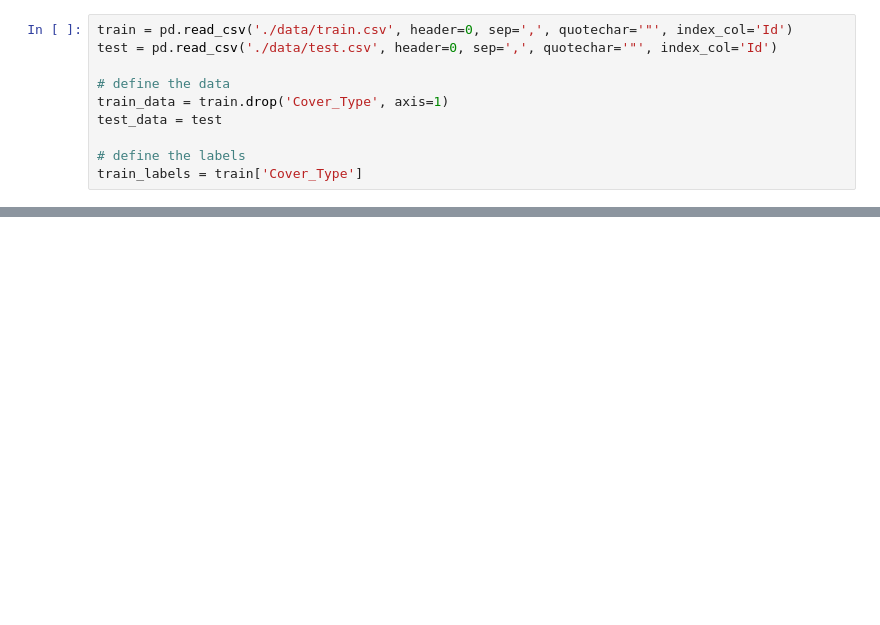
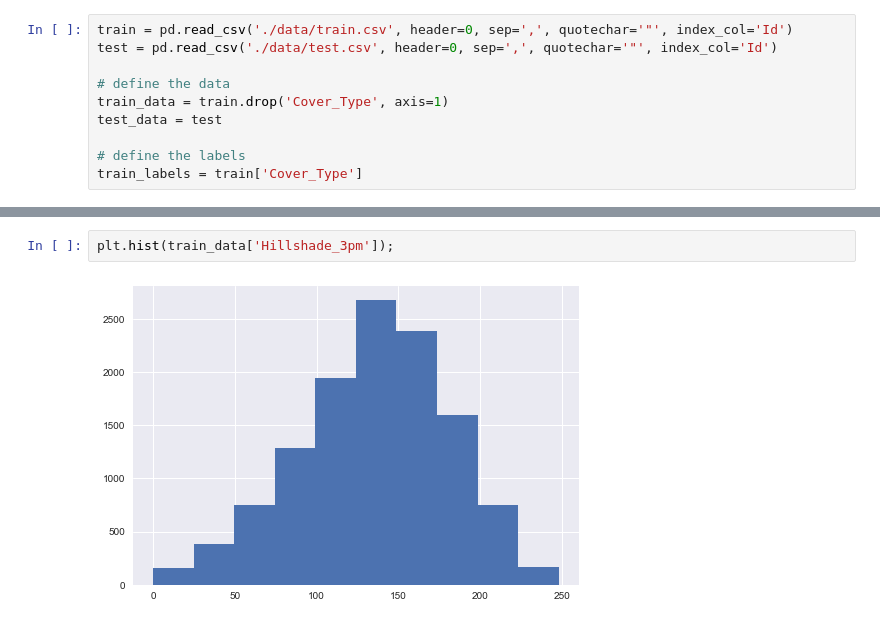
Before and after one commit to tiffapedia/w207-final, a Jupyter notebook: model_selection.ipynb, the cells around one changed output, grey strips where cells are left out. Cells and saved outputs as stored; diff of their text form; blank space fills up the shorter version.

```diff
--- a/model_selection.ipynb
+++ b/model_selection.ipynb
@@ -226,0 +118,4 @@ dtype: float64
+# %%
+plt.hist(train_data['Hillshade_3pm']);
+# %% [output]
+[figure, added]
```
Also changed, not shown: parts of 85 cells of this notebook.
